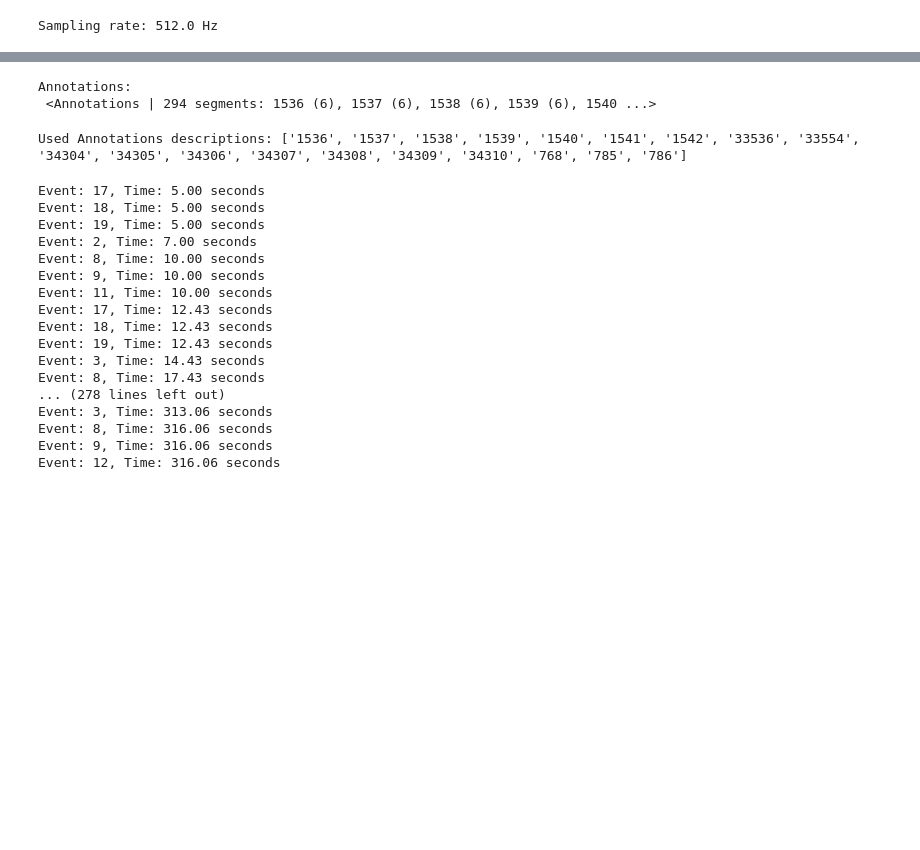
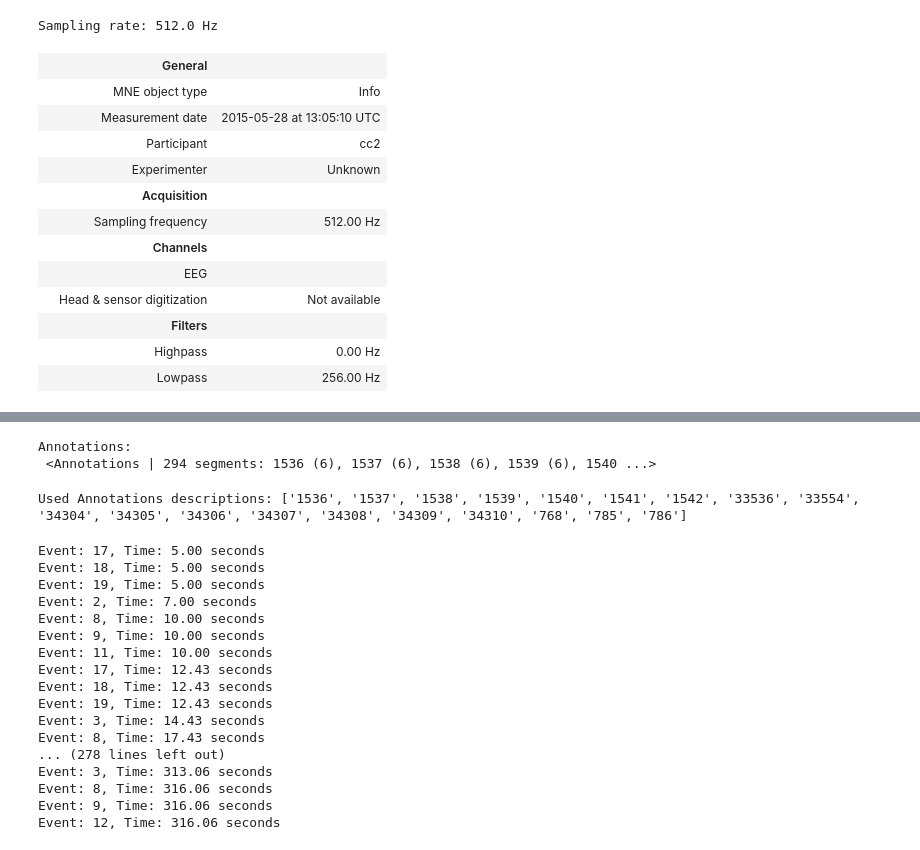
Before and after one commit to Imrann-Khan/EEG_Classifications, a Jupyter notebook: analysis.ipynb, the cells around one changed output, grey strips where cells are left out. Saved outputs shown, nothing was run; the diff lists cells and outputs as text; code cells hidden in the pictures; blank space fills up the shorter version.

```diff
--- a/analysis.ipynb
+++ b/analysis.ipynb
@@ -67,3 +52,19 @@ Channel names (EEG only): ['F3', 'F1', 'Fz', 'F2', 'F4', 'FFC5h', 'FFC3h', 'FFC1
 print(f"Sampling rate: {raw.info['sfreq']} Hz")
 # %% [output]
 Sampling rate: 512.0 Hz
+# %%
+raw.info
+# %% [output]
+|  | General |  |
+|  | MNE object type | Info |
+|  | Measurement date | 2015-05-28 at 13:05:10 UTC |
+|  | Participant | cc2 |
+|  | Experimenter | Unknown |
+|  | Acquisition |  |
+|  | Sampling frequency | 512.00 Hz |
+|  | Channels |  |
+|  | EEG |  |
+|  | Head & sensor digitization | Not available |
+|  | Filters |  |
+|  | Highpass | 0.00 Hz |
+|  | Lowpass | 256.00 Hz |
```
Also changed, not shown: parts of 4 cells of this notebook.
